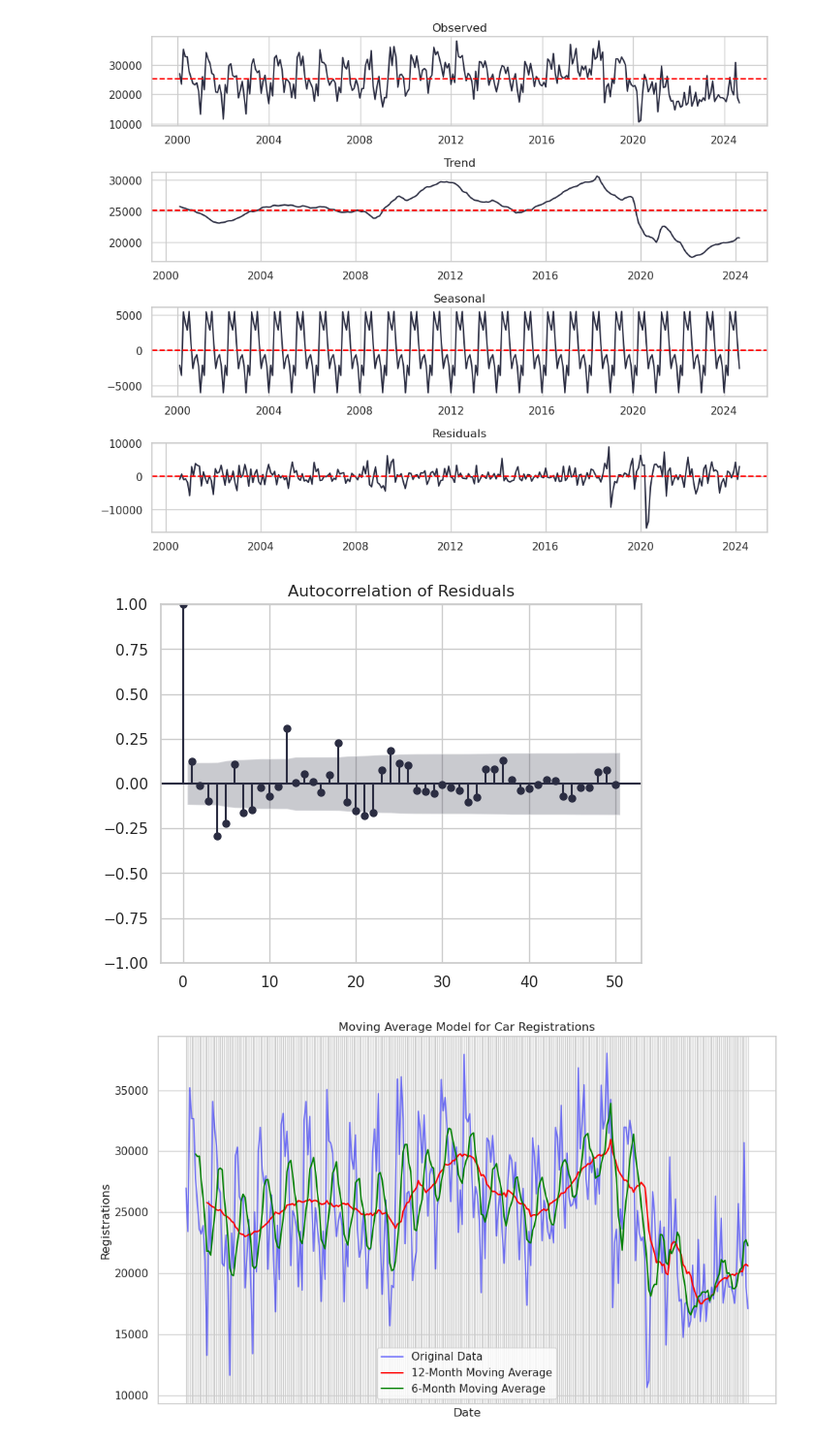
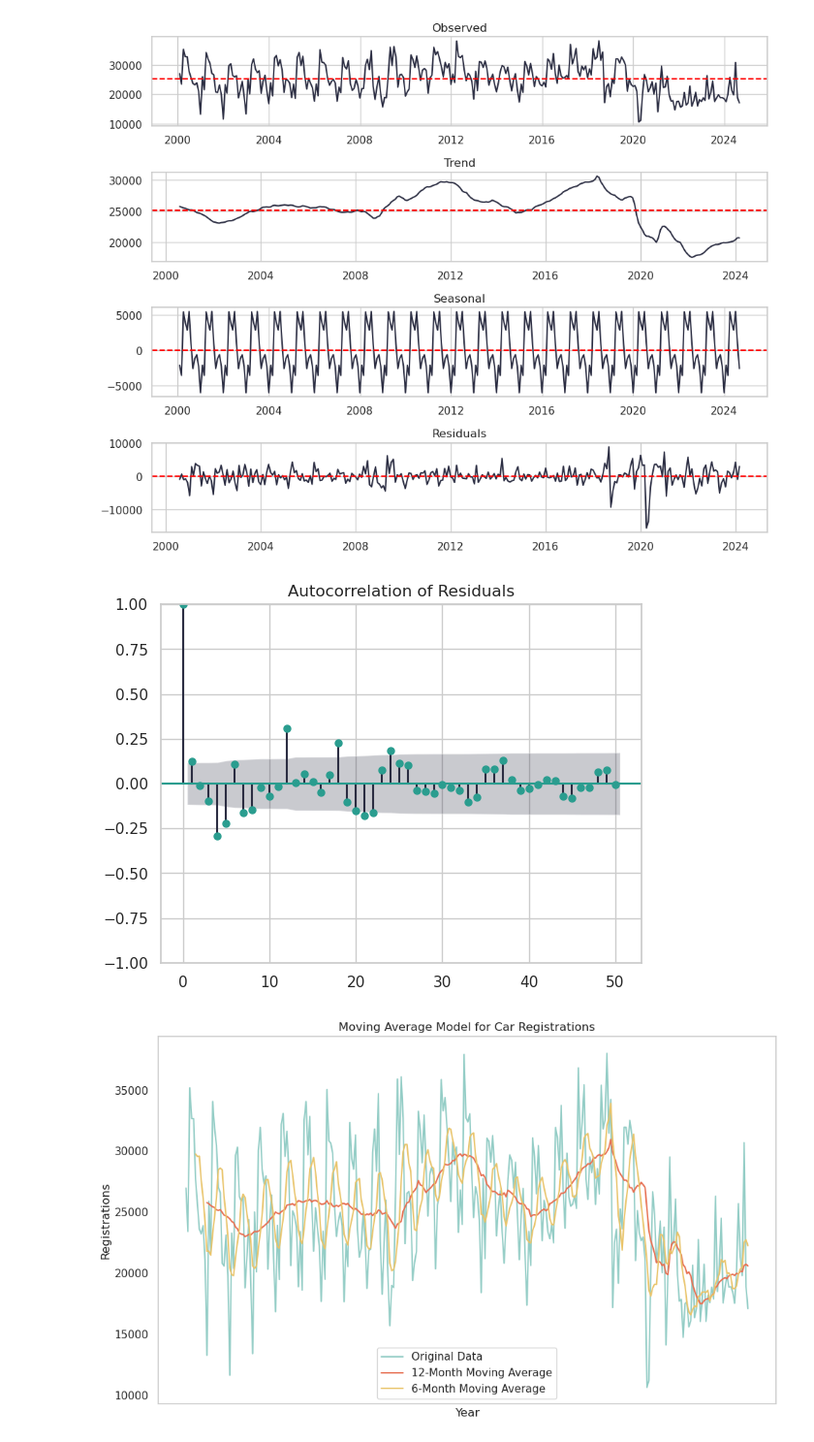
Before and after one commit to dannytheairish/fhtw-data-engineering, a Jupyter notebook: Pkw-Robert_Martinko.ipynb, the cells around one changed output. Shown at 97% size. Cells and saved outputs as stored; diff of their text form; code cells hidden in the pictures.

```diff
--- a/Pkw-Robert_Martinko.ipynb
+++ b/Pkw-Robert_Martinko.ipynb
@@ -248,29 +248,31 @@ plt.show()
 # %% [output]
 [figure]
 # %%
-plot_acf(decomposition.resid.dropna(), lags=50)
+plot_acf(decomposition.resid.dropna(), lags=50, color=chart_color_2)
 plt.title('Autocorrelation of Residuals')
 plt.grid(True)
+
+
 plt.show()
 # %% [output]
-[figure, old version]
+[figure, new version]
 # %%
 ma_12 = registrations_per_month.rolling(window=12).mean()
 ma_6 = registrations_per_month.rolling(window=6).mean()
 
 # Plot the original data with the moving averages
 plt.figure(figsize=(10, 6))
-plt.plot(registrations_per_month, label='Original Data', color='blue', alpha=0.5)
-plt.plot(ma_12, label='12-Month Moving Average', color='red')
-plt.plot(ma_6, label='6-Month Moving Average', color='green')
+plt.plot(registrations_per_month, label='Original Data', color=chart_color_2, alpha=0.5)
+plt.plot(ma_12, label='12-Month Moving Average', color=chart_color_5)
+plt.plot(ma_6, label='6-Month Moving Average', color=chart_color_3)
 plt.title('Moving Average Model for Car Registrations')
 plt.tick_params(axis='x', which='both', bottom=False, top=False, labelbottom=False)
-plt.xlabel('Date')
+plt.xlabel('Year')
 plt.ylabel('Registrations')
 plt.legend()
-plt.grid(True)
+plt.grid(False)
 plt.tight_layout()
 plt.show()
 # %% [output]
-[figure, old version]
+[figure, new version]
 # %%
```
Also changed, not shown: parts of 2 cells of this notebook.
